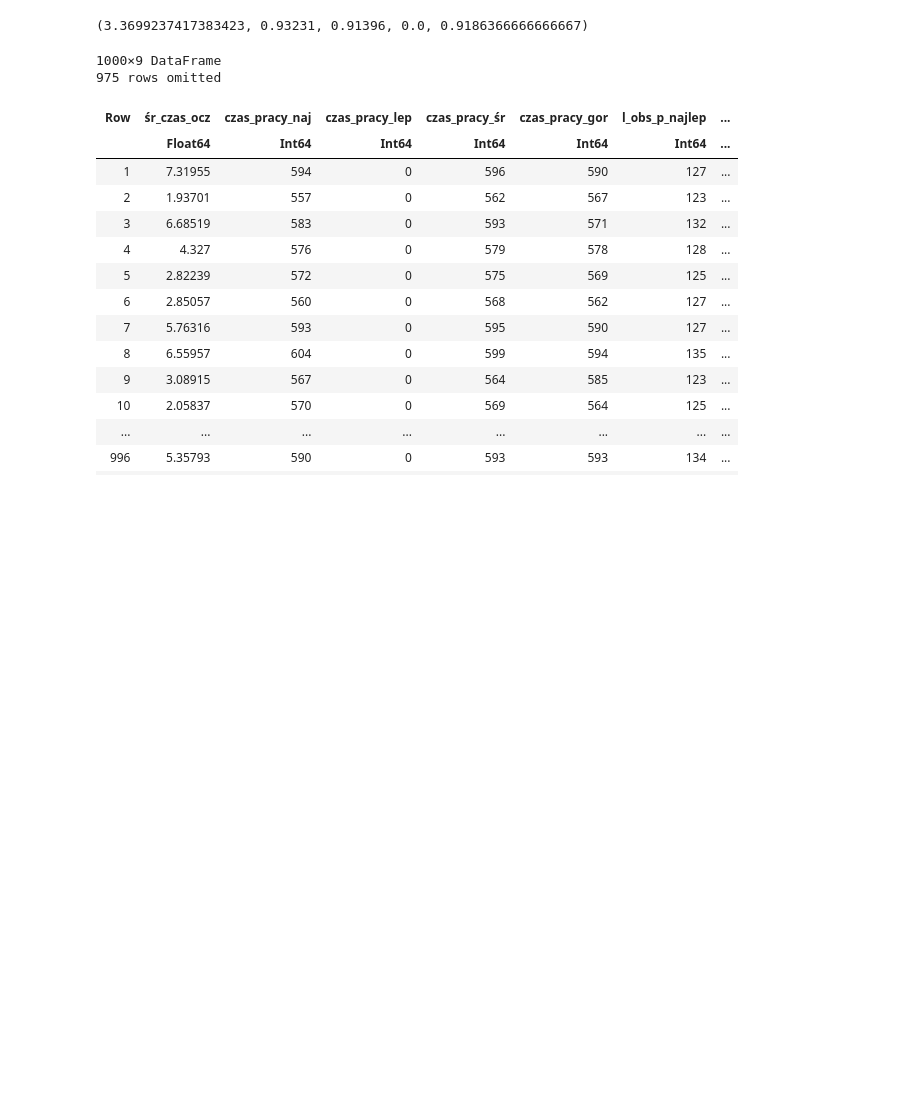
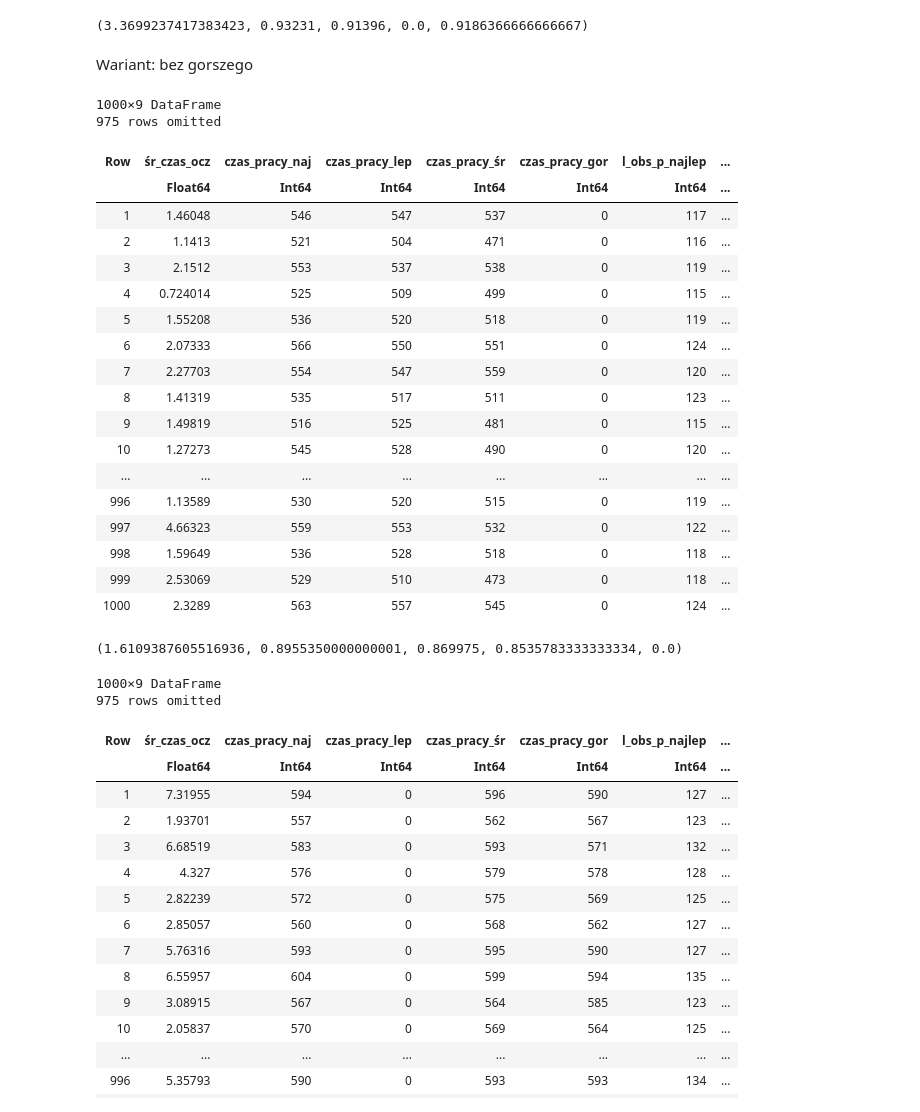
Before and after one commit to bperkowska/ZMS, a Jupyter notebook: Kod-do-raportu-końcowego_nowe_rozkłady.ipynb, the cells around one changed output. Drawn from its saved outputs; the diff is of its cells as text; code cells hidden in the pictures; blank space fills up the shorter version.

```diff
--- a/Kod-do-raportu-końcowego_nowe_rozkłady.ipynb
+++ b/Kod-do-raportu-końcowego_nowe_rozkłady.ipynb
@@ -361,0 +472,33 @@ mean(df.śr_czas_ocz),mean(df.czas_pracy_naj)/(60*10), mean(df.czas_pracy_lep)/(
+# %% [markdown]
+Wariant: bez gorszego
+# %%
+# 1000 symulacji całego dnia pracy
+
+Random.seed!(1)
+
+df = DataFrame(
+    simulate!(CallCenter(czasy_najlepszego = czasy_najlepszego, czasy_lepszego = czasy_lepszego, czasy_średniego = czasy_średniego, czasy_gorszego = czasy_gorszego,
+                        przybycie_klienta_rano =przybycie_klienta_rano, przybycie_klienta_popołudnie=przybycie_klienta_popołudnie,
+                        najlepszy = true, lepszy = true, średni = true, gorszy = false))
+    for n in 1:1000)
+# %% [output]
+1000×9 DataFrame
+975 rows omitted
+| Row | śr_czas_ocz | czas_pracy_naj | czas_pracy_lep | czas_pracy_śr | czas_pracy_gor | l_obs_p_najlep | ... |
+|  | Float64 | Int64 | Int64 | Int64 | Int64 | Int64 | ... |
+| 1 | 1.46048 | 546 | 547 | 537 | 0 | 117 | ... |
+| 2 | 1.1413 | 521 | 504 | 471 | 0 | 116 | ... |
+| 3 | 2.1512 | 553 | 537 | 538 | 0 | 119 | ... |
+| 4 | 0.724014 | 525 | 509 | 499 | 0 | 115 | ... |
+| 5 | 1.55208 | 536 | 520 | 518 | 0 | 119 | ... |
+| 6 | 2.07333 | 566 | 550 | 551 | 0 | 124 | ... |
+| 7 | 2.27703 | 554 | 547 | 559 | 0 | 120 | ... |
+| 8 | 1.41319 | 535 | 517 | 511 | 0 | 123 | ... |
+| 9 | 1.49819 | 516 | 525 | 481 | 0 | 115 | ... |
+| 10 | 1.27273 | 545 | 528 | 490 | 0 | 120 | ... |
+| ... | ... | ... | ... | ... | ... | ... | ... |
+| 996 | 1.13589 | 530 | 520 | 515 | 0 | 119 | ... |
+| 997 | 4.66323 | 559 | 553 | 532 | 0 | 122 | ... |
+| 998 | 1.59649 | 536 | 528 | 518 | 0 | 118 | ... |
+| 999 | 2.53069 | 529 | 510 | 473 | 0 | 118 | ... |
+| 1000 | 2.3289 | 563 | 557 | 545 | 0 | 124 | ... |
@@ -362,3 +509,9 @@ mean(df.śr_czas_ocz),mean(df.czas_pracy_naj)/(60*10), mean(df.czas_pracy_lep)/(
+# %%
+# Wykorzystanie stanowiska
+
+mean(df.śr_czas_ocz),mean(df.czas_pracy_naj)/(60*10), mean(df.czas_pracy_lep)/(60*10), mean(df.czas_pracy_śr)/(60*10), mean(df.czas_pracy_gor)/(60*10)
+# %% [output]
+(1.6109387605516936, 0.8955350000000001, 0.869975, 0.8535783333333334, 0.0)
 # %%
 #Analiza wrażliwości - założenie jednakowych (porannych) rozkładów częstotliwości przybywania klientów. Rozwiązanie optymalne
 
```
Also changed, not shown: parts of 22 cells of this notebook.
